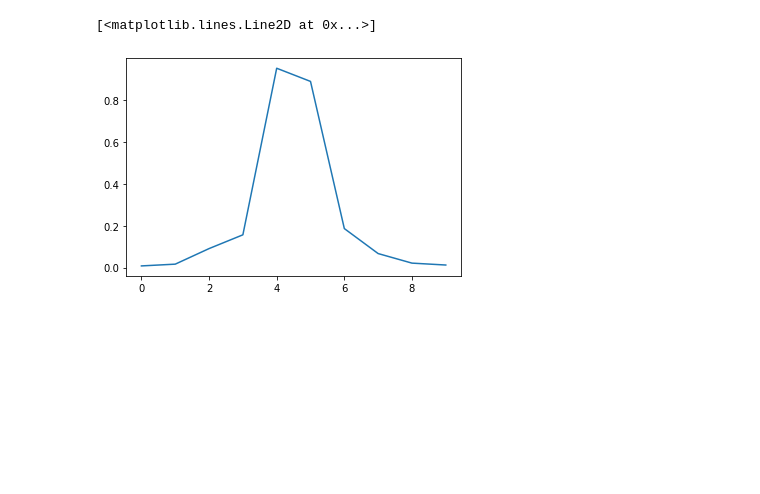
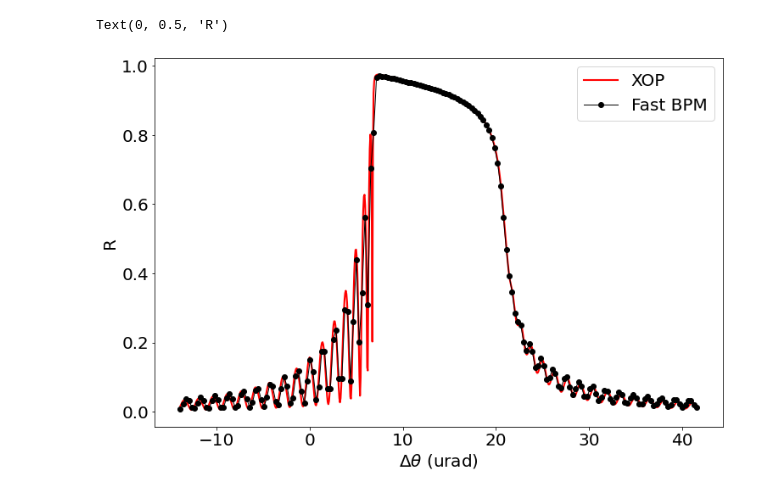
Before and after one commit to balticfish/crystal-fft-bpm, a Jupyter notebook: RCIscan.ipynb, the cells around one changed output. Drawn from its saved outputs; the diff is of its cells as text; code cells hidden in the pictures; blank space fills up the shorter version.

```diff
--- a/RCIscan.ipynb
+++ b/RCIscan.ipynb
@@ -9,7 +9,7 @@ import matplotlib
 from XCrystal import *
 import time
 # %%
-Npoints = 10
+Npoints = 180
 delta_theta = np.linspace(-13.862472049580001e-6, 41.54780686945001e-6, Npoints)
 omega0 = 9000.0
 Rs = np.zeros(Npoints)
@@ -38,7 +45,21 @@ Delta theta:  3.5391109211780014e-05 ; Reflectivity:  0.021411682574839306 ; Tra
 Delta theta:  4.154780686945001e-05 ; Reflectivity:  0.012342848422382103 ; Transmission:  0.26482784471789095
-# %%
-plt.figure()
-plt.plot(Rs)
-# %% [output]
-[<matplotlib.lines.Line2D at 0x...>]
-[figure, removed]
+# %%
+matplotlib.rcParams['figure.figsize'] = (12,8)
+matplotlib.rcParams['axes.labelsize'] = 20
+matplotlib.rcParams['xtick.labelsize'] = 20
+matplotlib.rcParams['ytick.labelsize'] = 20
+matplotlib.rcParams['legend.fontsize'] = 20
+# %%
+XOPfile = 'Si4009keVThickness50um'
+XOPdata = np.loadtxt(XOPfile)
+# %%
+plt.plot(XOPdata[:,0]*4.848137, XOPdata[:,1], '-', linewidth=2.1, color='red', label='XOP')
+plt.plot(1e6 * delta_theta, Rs, 'o-', linewidth=1.0, color='black', label='Fast BPM')
+
+
+plt.legend()
+plt.xlabel(r'$\Delta \theta$ (urad)')
+plt.ylabel('R')
+# %% [output]
+Text(0, 0.5, 'R')
+[figure, added]
```
Also changed, not shown: parts of 1 cell of this notebook, 4 other files.
